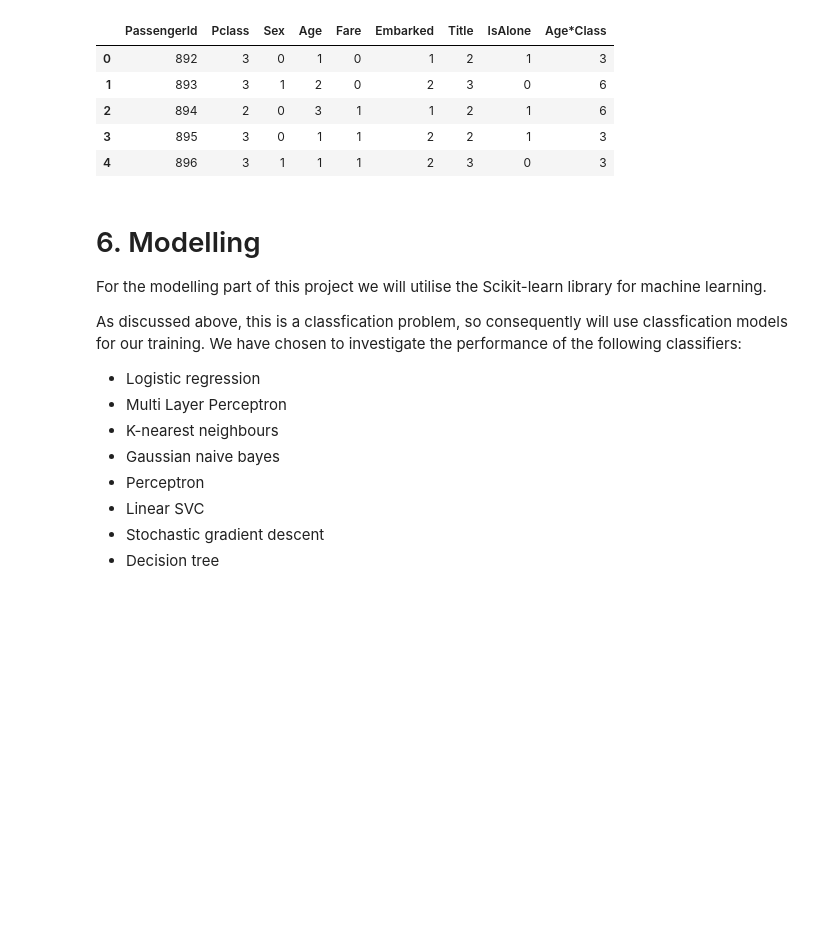
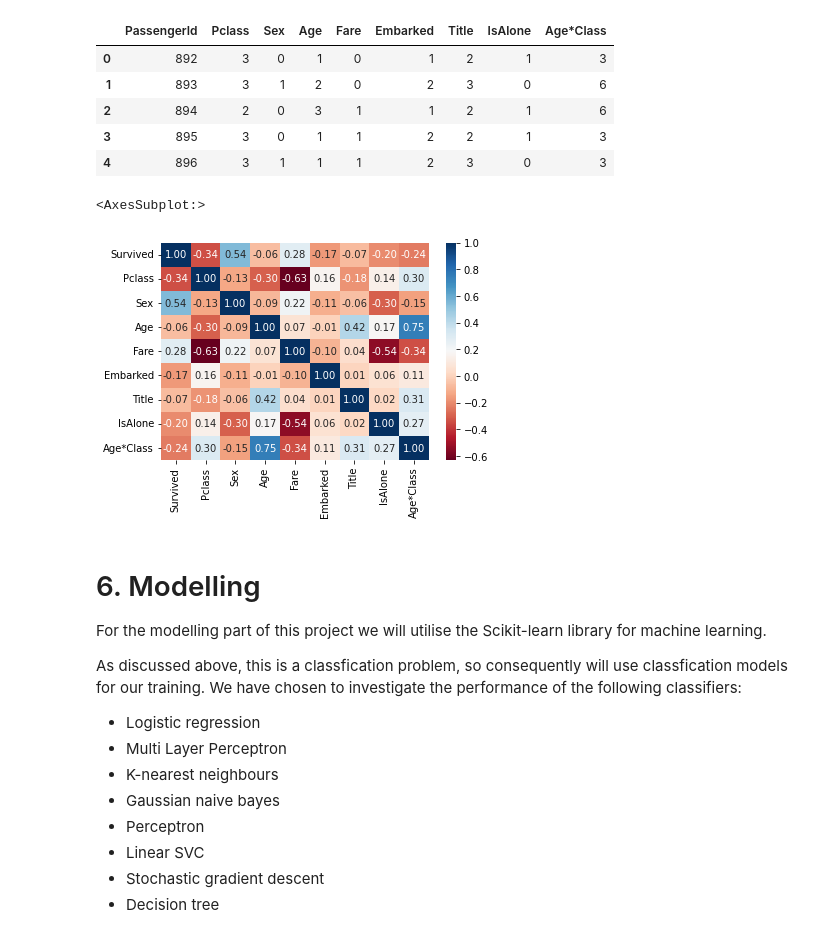
Before and after one commit to benpalay/TitanicSE, a Jupyter notebook: Aiden New.ipynb, the cells around one changed output. Drawn from its saved outputs; the diff is of its cells as text; code cells hidden in the pictures; blank space fills up the shorter version.

```diff
--- a/Aiden New.ipynb
+++ b/Aiden New.ipynb
@@ -965,6 +978,11 @@ test.head()
 | 2 | 894 | 2 | 0 | 3 | 1 | 1 | 2 | 1 | 6 |
 | 3 | 895 | 3 | 0 | 1 | 1 | 2 | 2 | 1 | 3 |
 | 4 | 896 | 3 | 1 | 1 | 1 | 2 | 3 | 0 | 3 |
+# %%
+sns.heatmap(train[['Survived', 'Pclass', 'Sex', 'Age', 'Fare','Embarked','Title','IsAlone','Age*Class']].corr(), annot = True, fmt = '.2f', cmap='RdBu')
+# %% [output]
+<AxesSubplot:>
+[figure, added]
 # %% [markdown]
 # 6. Modelling
 
```
Also changed, not shown: parts of 27 cells of this notebook.
